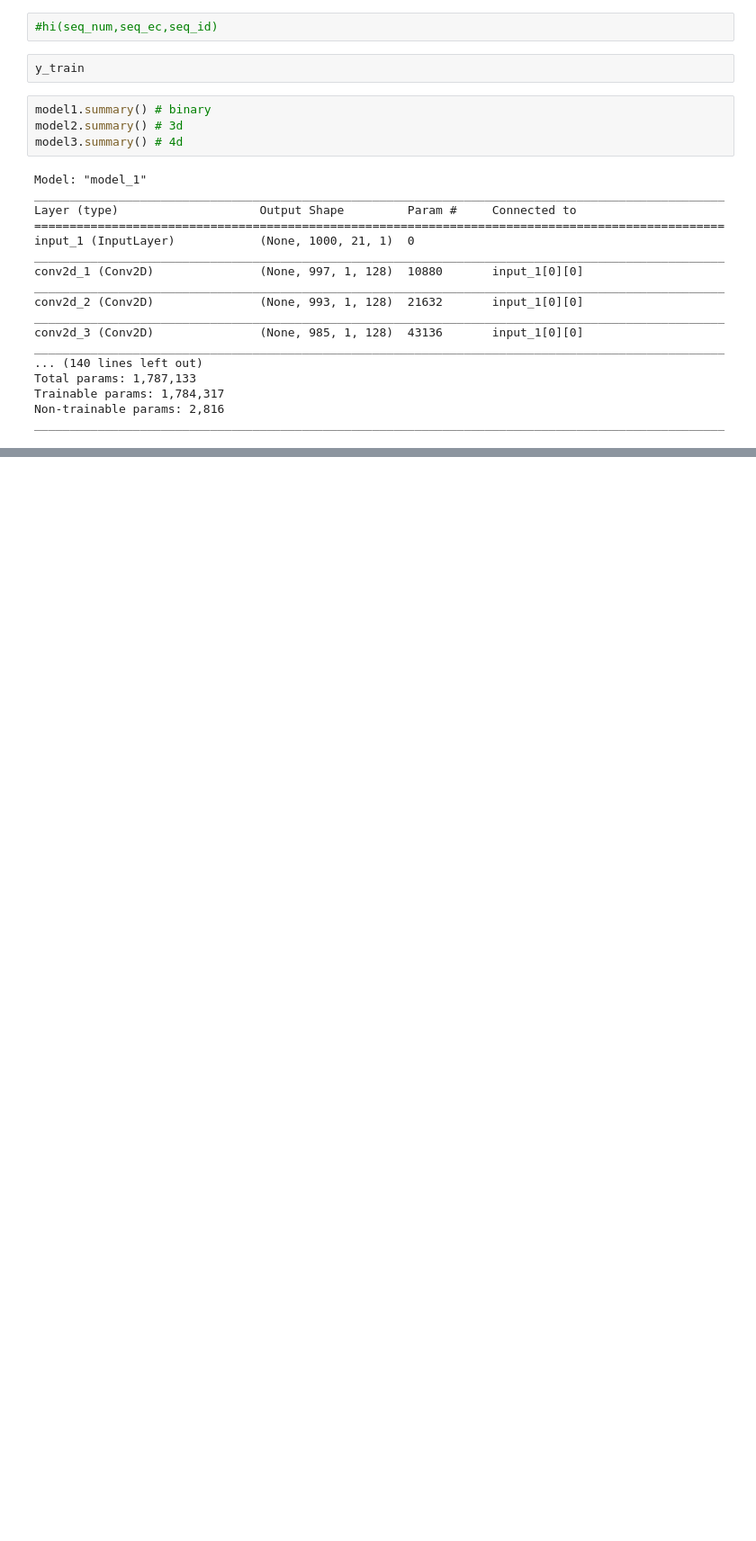
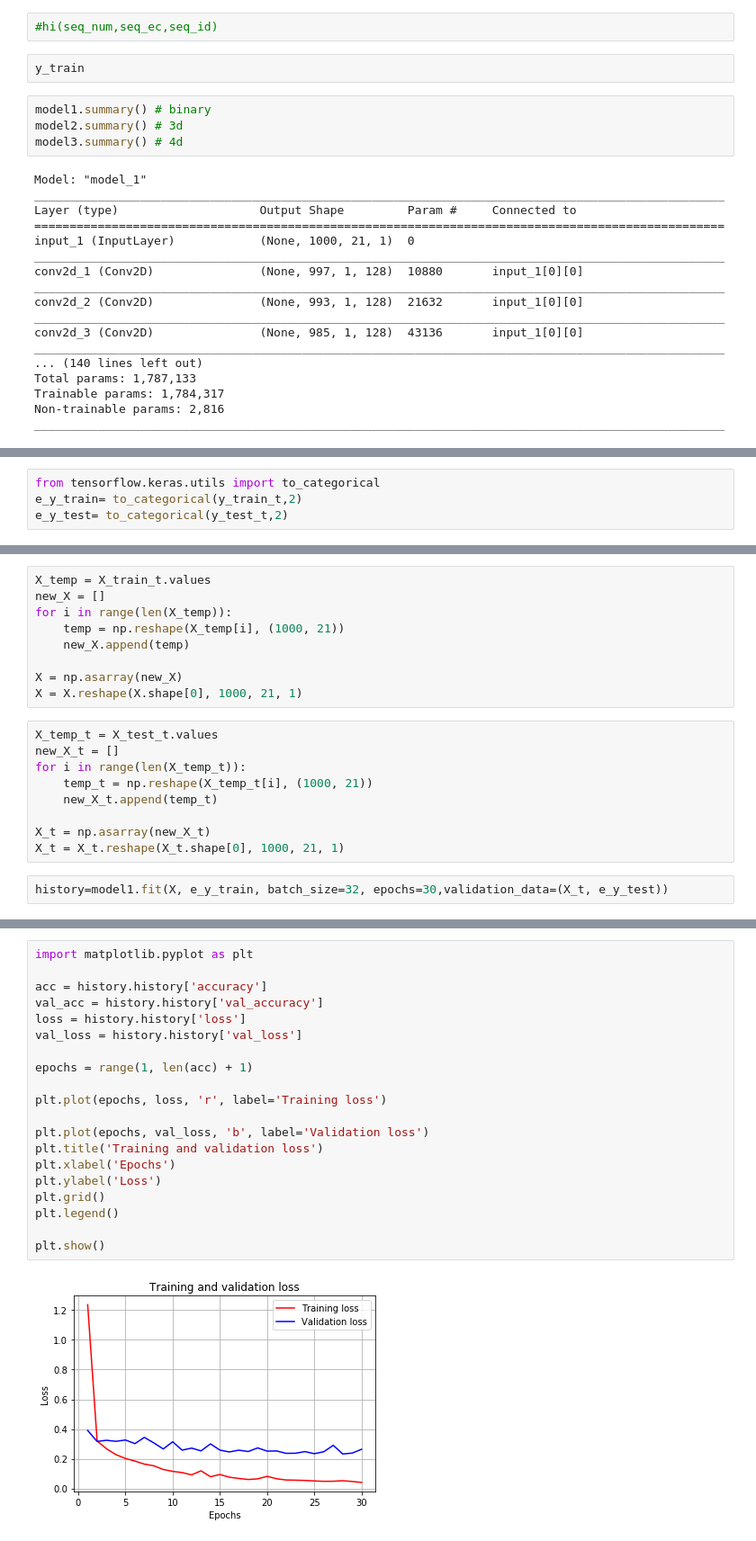
Before and after one commit to devsungmin/UNLV-TeamProject, a Jupyter notebook: Untitled2.ipynb, the cells around one changed output, grey strips where cells are left out. Shown: that part at 90% size. Drawn from its saved outputs; the diff is of its cells as text; blank space fills up the shorter version.

```diff
--- a/Untitled2.ipynb
+++ b/Untitled2.ipynb
@@ -686,0 +805,4 @@ ________________________________________________________________________________
+# %%
+from tensorflow.keras.utils import to_categorical
+e_y_train= to_categorical(y_train_t,2)
+e_y_test= to_categorical(y_test_t,2)
@@ -686,0 +822,20 @@ ________________________________________________________________________________
+# %%
+X_temp = X_train_t.values
+new_X = []
+for i in range(len(X_temp)):
+    temp = np.reshape(X_temp[i], (1000, 21))
+    new_X.append(temp)
+
+X = np.asarray(new_X)
+X = X.reshape(X.shape[0], 1000, 21, 1)
+# %%
+X_temp_t = X_test_t.values
+new_X_t = []
+for i in range(len(X_temp_t)):
+    temp_t = np.reshape(X_temp_t[i], (1000, 21))
+    new_X_t.append(temp_t)
+
+X_t = np.asarray(new_X_t)
+X_t = X_t.reshape(X_t.shape[0], 1000, 21, 1)
+# %%
+history=model1.fit(X, e_y_train, batch_size=32, epochs=30,validation_data=(X_t, e_y_test))
@@ -686,0 +860,22 @@ ________________________________________________________________________________
+# %%
+import matplotlib.pyplot as plt
+
+acc = history.history['accuracy']
+val_acc = history.history['val_accuracy']
+loss = history.history['loss']
+val_loss = history.history['val_loss']
+
+epochs = range(1, len(acc) + 1)
+
+plt.plot(epochs, loss, 'r', label='Training loss')
+
+plt.plot(epochs, val_loss, 'b', label='Validation loss')
+plt.title('Training and validation loss')
+plt.xlabel('Epochs')
+plt.ylabel('Loss')
+plt.grid()
+plt.legend()
+
+plt.show()
+# %% [output]
+[figure, added]
```
Also changed, not shown: parts of 52 cells of this notebook.
